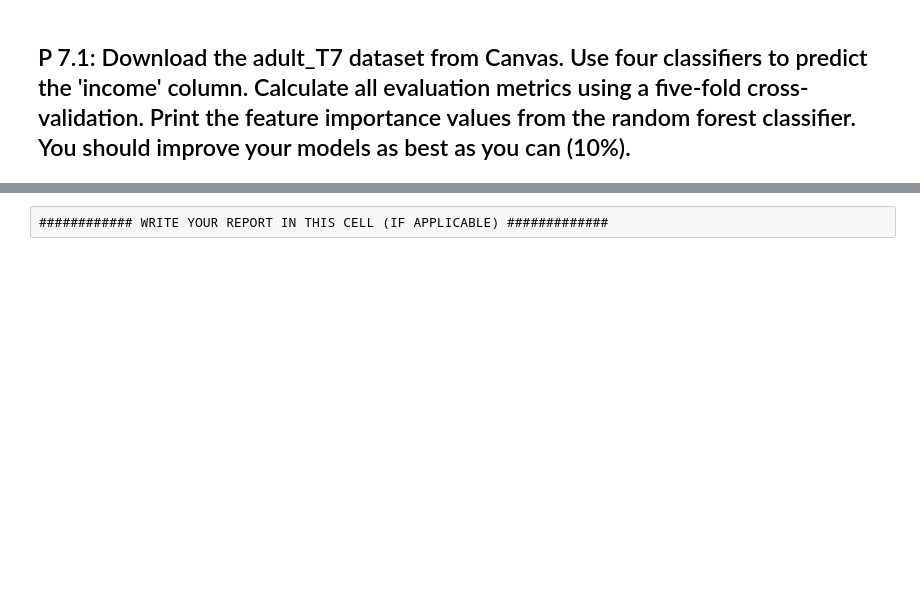
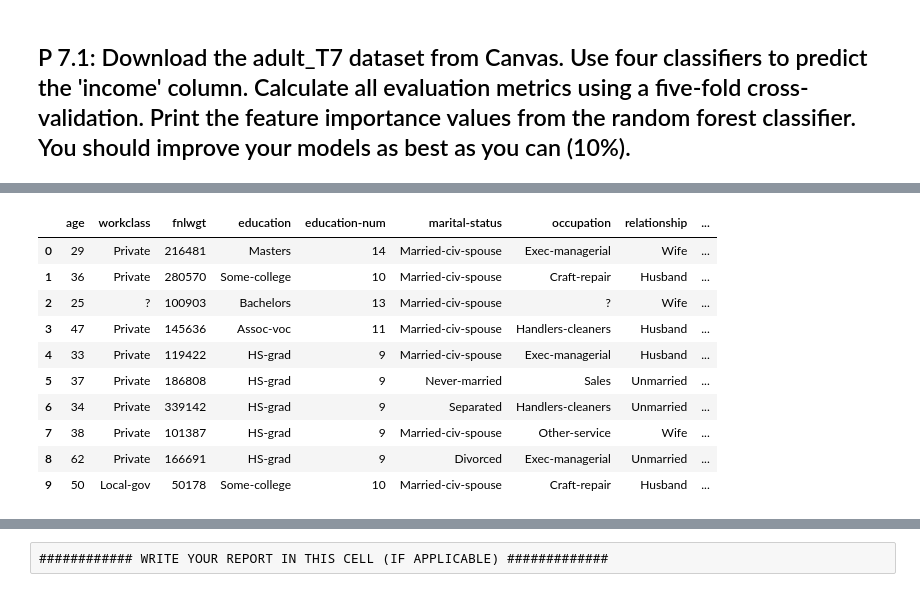
Before and after one commit to Harmokay97/my-python-learning-journey, a Jupyter notebook: Workshop_7&8.ipynb, the cells around one changed output, grey strips where cells are left out. Saved outputs shown, nothing was run; the diff lists cells and outputs as text; code cells hidden in the pictures; blank space fills up the shorter version.

```diff
--- a/Workshop_7&8.ipynb
+++ b/Workshop_7&8.ipynb
@@ -8,0 +21,2 @@
+# %%
+data = pd. read_csv('adult_T7.csv')
@@ -8,0 +32,14 @@
+# %%
+data.head(10)
+# %% [output]
+|  | age | workclass | fnlwgt | education | education-num | marital-status | occupation | relationship | ... |
+| 0 | 29 | Private | 216481 | Masters | 14 | Married-civ-spouse | Exec-managerial | Wife | ... |
+| 1 | 36 | Private | 280570 | Some-college | 10 | Married-civ-spouse | Craft-repair | Husband | ... |
+| 2 | 25 | ? | 100903 | Bachelors | 13 | Married-civ-spouse | ? | Wife | ... |
+| 3 | 47 | Private | 145636 | Assoc-voc | 11 | Married-civ-spouse | Handlers-cleaners | Husband | ... |
+| 4 | 33 | Private | 119422 | HS-grad | 9 | Married-civ-spouse | Exec-managerial | Husband | ... |
+| 5 | 37 | Private | 186808 | HS-grad | 9 | Never-married | Sales | Unmarried | ... |
+| 6 | 34 | Private | 339142 | HS-grad | 9 | Separated | Handlers-cleaners | Unmarried | ... |
+| 7 | 38 | Private | 101387 | HS-grad | 9 | Married-civ-spouse | Other-service | Wife | ... |
+| 8 | 62 | Private | 166691 | HS-grad | 9 | Divorced | Exec-managerial | Unmarried | ... |
+| 9 | 50 | Local-gov | 50178 | Some-college | 10 | Married-civ-spouse | Craft-repair | Husband | ... |
```
Also changed, not shown: parts of 70 cells of this notebook.
